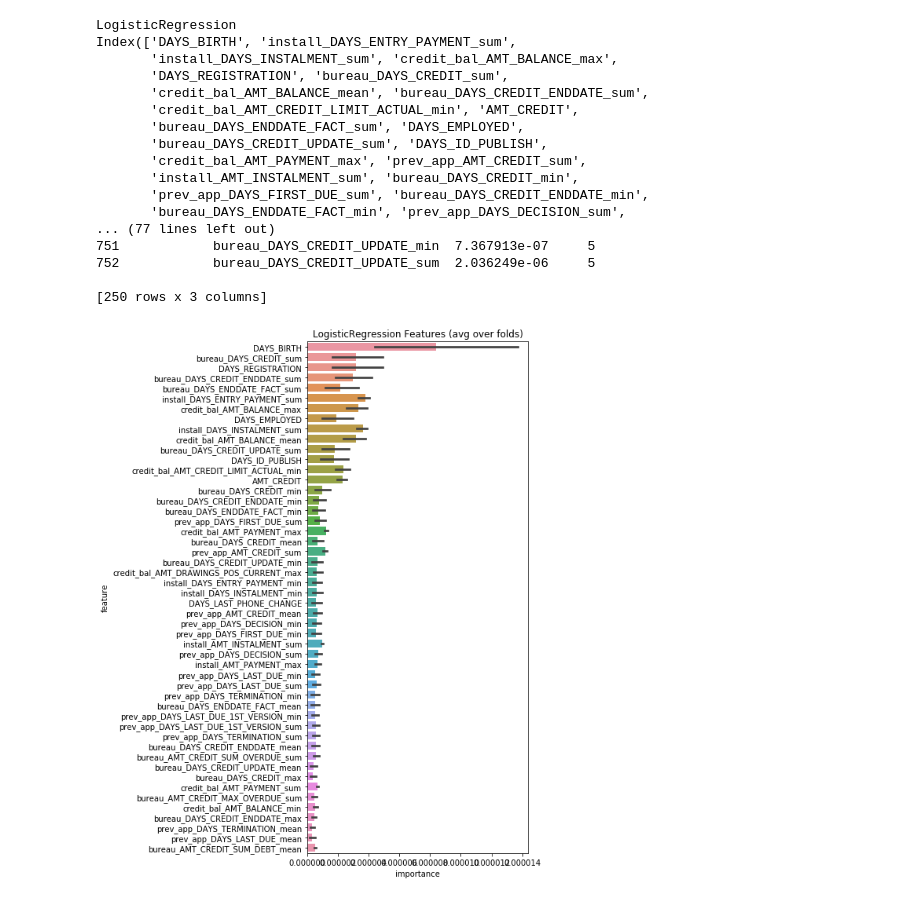
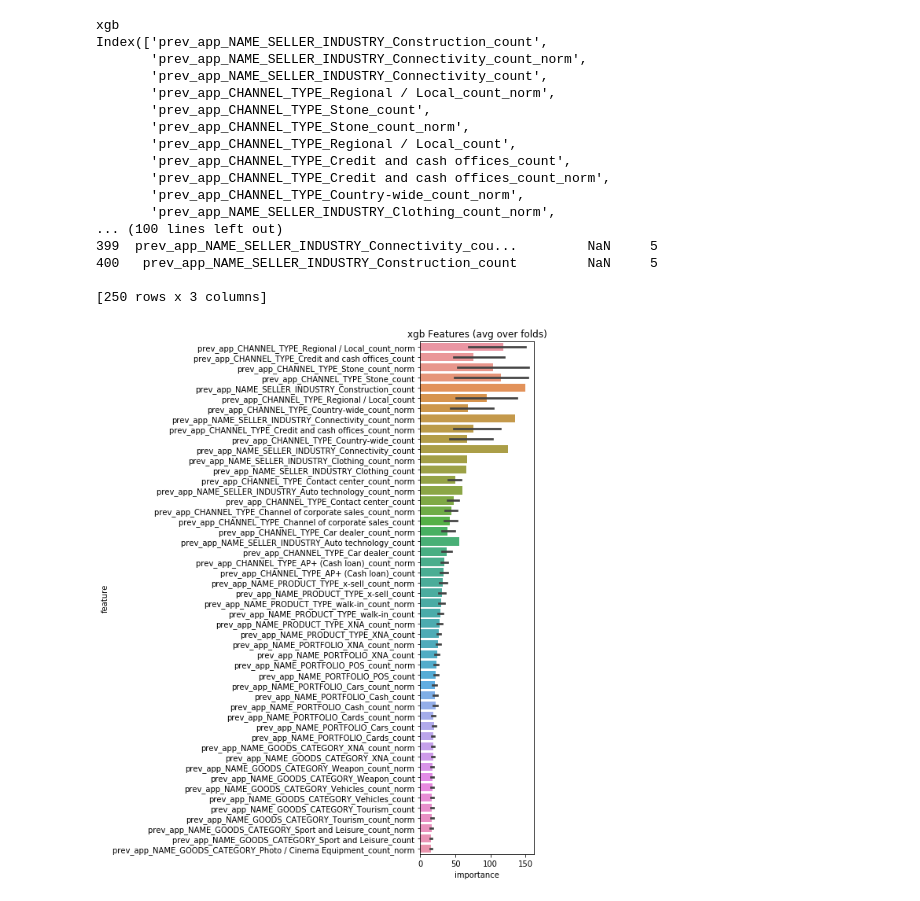
Before and after one commit to kaholau/home-credit-default-risk, a Jupyter notebook: app/code/xgb.ipynb, the cells around one changed output. Cells and saved outputs as stored; diff of their text form; code cells hidden in the pictures.

```diff
--- a/app/code/xgb.ipynb
+++ b/app/code/xgb.ipynb
@@ -75,22 +70,22 @@ Full AUC score 0.783262
 # %%
-title = 'LogisticRegression'
+title = 'xgb'
 myutil.report(test_preds, folds, importances, data, y, oof_preds, title)
 # %% [output]
-LogisticRegression
-Index(['DAYS_BIRTH', 'install_DAYS_ENTRY_PAYMENT_sum',
-       'install_DAYS_INSTALMENT_sum', 'credit_bal_AMT_BALANCE_max',
-       'DAYS_REGISTRATION', 'bureau_DAYS_CREDIT_sum',
-       'credit_bal_AMT_BALANCE_mean', 'bureau_DAYS_CREDIT_ENDDATE_sum',
-       'credit_bal_AMT_CREDIT_LIMIT_ACTUAL_min', 'AMT_CREDIT',
-       'bureau_DAYS_ENDDATE_FACT_sum', 'DAYS_EMPLOYED',
-       'bureau_DAYS_CREDIT_UPDATE_sum', 'DAYS_ID_PUBLISH',
-       'credit_bal_AMT_PAYMENT_max', 'prev_app_AMT_CREDIT_sum',
-       'install_AMT_INSTALMENT_sum', 'bureau_DAYS_CREDIT_min',
-       'prev_app_DAYS_FIRST_DUE_sum', 'bureau_DAYS_CREDIT_ENDDATE_min',
-       'bureau_DAYS_ENDDATE_FACT_min', 'prev_app_DAYS_DECISION_sum',
-... (77 lines left out)
-751            bureau_DAYS_CREDIT_UPDATE_min  7.367913e-07     5
-752            bureau_DAYS_CREDIT_UPDATE_sum  2.036249e-06     5
+xgb
+Index(['prev_app_NAME_SELLER_INDUSTRY_Construction_count',
+       'prev_app_NAME_SELLER_INDUSTRY_Connectivity_count_norm',
+       'prev_app_NAME_SELLER_INDUSTRY_Connectivity_count',
+       'prev_app_CHANNEL_TYPE_Regional / Local_count_norm',
+       'prev_app_CHANNEL_TYPE_Stone_count',
+       'prev_app_CHANNEL_TYPE_Stone_count_norm',
+       'prev_app_CHANNEL_TYPE_Regional / Local_count',
+       'prev_app_CHANNEL_TYPE_Credit and cash offices_count',
+       'prev_app_CHANNEL_TYPE_Credit and cash offices_count_norm',
+       'prev_app_CHANNEL_TYPE_Country-wide_count_norm',
+       'prev_app_NAME_SELLER_INDUSTRY_Clothing_count_norm',
+... (100 lines left out)
+399  prev_app_NAME_SELLER_INDUSTRY_Connectivity_cou...         NaN     5
+400   prev_app_NAME_SELLER_INDUSTRY_Construction_count         NaN     5
 
 [250 rows x 3 columns]
-[figure, old version]
+[figure, new version]
```
Also changed, not shown: parts of 3 cells of this notebook, 1 other file.
